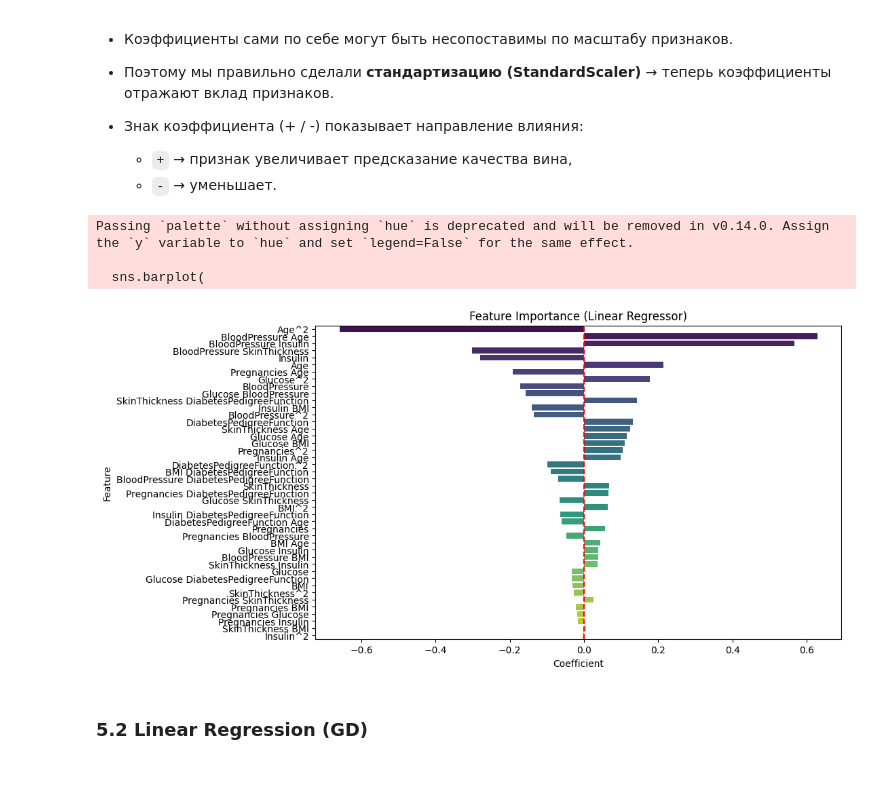
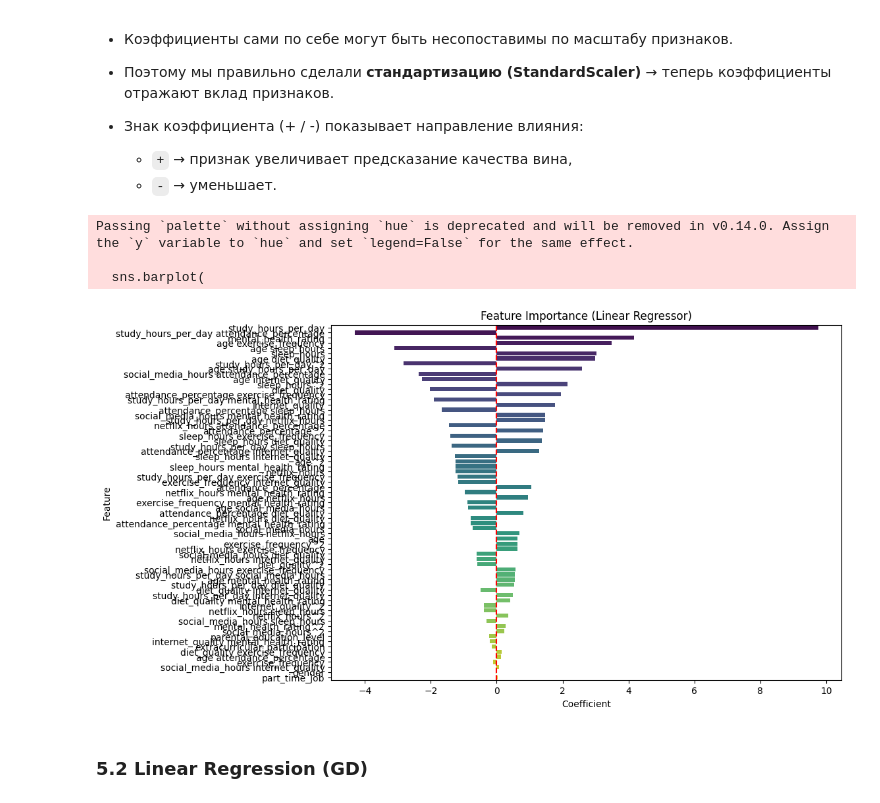
Before and after one commit to EgorX2000/ml_labs, a Jupyter notebook: 1/lr_1.ipynb, the cells around one changed output. Cells and saved outputs as stored; diff of their text form; code cells hidden in the pictures; blank space fills up the shorter version.

Commit message:
lab_1 students

```diff
--- a/1/lr_1.ipynb
+++ b/1/lr_1.ipynb
@@ -86,3 +96,6 @@ df = pd.read_csv(data_path)
+# %%
+if 'student_id' in df.columns:
+    df = df.drop(columns=['student_id'])
 # %%
 df.head(3)
 # %% [output]
@@ -235,0 +250,17 @@ draw_corr_matrix(df)
+# %%
+df["gender"] = df["gender"].map({"Male": 2, "Female": 1, "Other": 0})
+df["part_time_job"] = df["part_time_job"].map({"Yes": 1, "No": 0})
+df["diet_quality"] = df["diet_quality"].map({"Good": 2, "Fair": 1, "Poor": 0})
+df["parental_education_level"] = df["parental_education_level"].map({"Master": 3, "Bachelor": 2, "High School": 1, "Nope": 0})
+df["internet_quality"] = df["internet_quality"].map({"Good": 2, "Average": 1, "Poor": 0})
+df["extracurricular_participation"] = df["extracurricular_participation"].map({"Yes": 1, "No": 0})
+
+
+
+def draw_corr_matrix(df):
+    plt.figure(figsize=(10,8))
+    sns.heatmap(df.corr(), annot=True, cmap="coolwarm", fmt=".2f")
+    plt.title("Корреляционная матрица признаков")
+    plt.show()
+
+draw_corr_matrix(df)
@@ -340,22 +369,25 @@ draw_skew(df_linear)
 # Полиномиальные признаки
 if not USE_AUTO_POLY:
     # ручками
-    df_linear['glucose_squared'] = df_linear['Glucose'] ** 2
-    df_linear['bmi_sqrt'] = df_linear['BMI'] ** 0.5
+    df_linear['study_hours_squared'] = df_linear['study_hours_per_day'] ** 2
+    df_linear['sleep_sqrt'] = df_linear['sleep_hours'] ** 0.5
 
     # Интерактивные признаки
-    df_linear['glucose_bmi'] = df_linear['Glucose'] * df_linear['BMI']
+    df_linear['study_social_interaction'] = df_linear['study_hours_per_day'] * df_linear['social_media_hours']
+    df_linear['sleep_netflix_interaction'] = df_linear['sleep_hours'] * df_linear['netflix_hours']
 
     # Отношения
-    df_linear['glucose_age_ratio'] = df_linear['Glucose'] / (df_linear['Age'] + 1e-6)
+    df_linear['study_sleep_ratio'] = df_linear['study_hours_per_day'] / (df_linear['sleep_hours'] + 1e-5)
+    df_linear['social_media_netflix_ratio'] = df_linear['social_media_hours'] / (df_linear['netflix_hours'] + 1e-5)
 
 else:
     from sklearn.preprocessing import PolynomialFeatures
 
     # Выбираем только числовые признаки для полиномиальных преобразований
     num_features = [
-        'Pregnancies', 'Glucose', 'BloodPressure', 'SkinThickness',
-        'Insulin', 'BMI', 'DiabetesPedigreeFunction', 'Age'
+        'age', 'study_hours_per_day', 'social_media_hours', 'netflix_hours',
+        'attendance_percentage', 'sleep_hours', 'diet_quality',
+        'exercise_frequency', 'internet_quality', 'mental_health_rating'
     ]
 
     X_num = df_linear[num_features]
@@ -366,7 +398,7 @@ else:
     X_poly = poly.fit_transform(X_num)
 
     # Получаем имена новых признаков
-    feature_names = poly.get_feature_names_out(num_features)
+    feature_names = poly.get_feature_names_out()
 
     # Превращаем обратно в DataFrame
     df_poly = pd.DataFrame(X_poly, columns=feature_names, index=df_linear.index)
@@ -404,9 +436,10 @@ if not USE_AUTO_POLY:
 # %%
 from sklearn.model_selection import train_test_split
 
-X_linear = df_linear.drop(columns=['Outcome'])
-y_linear = df_linear['Outcome']
+X_linear = df_linear.drop(columns=['exam_score'])
+y_linear = df_linear['exam_score']
 
+# Разделение выборки на test/train (20/80)
 X_train_linear, X_test_linear, y_train_linear, y_test_linear = train_test_split(
     X_linear, y_linear, test_size=0.2, random_state=RND_SEED
 )
@@ -811,24 +830,24 @@ xgb_metrics
 # %%
 importance = pd.DataFrame({
     'Feature': X_train_linear.columns,
     'Coefficient': lr.coef_
 }).sort_values(by='Coefficient', key=abs, ascending=False)
 
-plt.figure(figsize=(10,6))
+plt.figure(figsize=(10,7))
 sns.barplot(
     x='Coefficient',
     y='Feature',
     data=importance,
     palette='viridis'
 )
 plt.axvline(0, color='red', linestyle='--')
 plt.title('Feature Importance (Linear Regressor)')
 plt.show()
 # %% [output]
 Passing `palette` without assigning `hue` is deprecated and will be removed in v0.14.0. Assign the `y` variable to `hue` and set `legend=False` for the same effect.
 
   sns.barplot(
-[figure, old version]
+[figure, new version]
 # %% [markdown]
 ### 5.2 Linear Regression (GD)
 # %%
```
Also changed, not shown: parts of 47 cells of this notebook, 2 other files.
